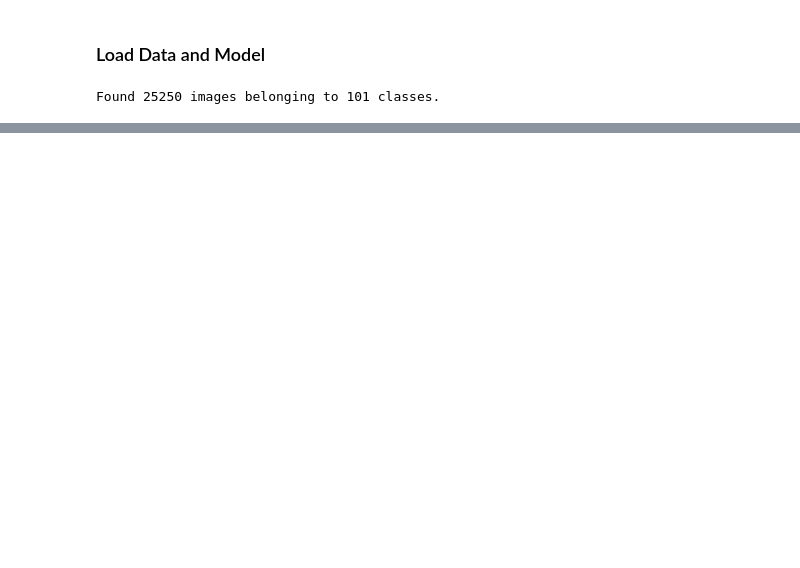
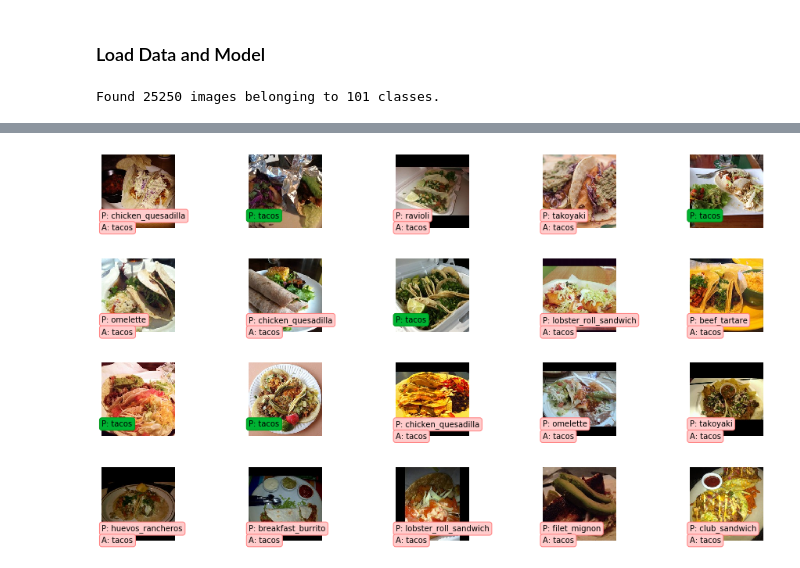
Before and after one commit to jvjruiz/Food-101-Capstone, a Jupyter notebook: CNN Visualizations.ipynb, the cells around one changed output, grey strips where cells are left out. Cells and saved outputs as stored; diff of their text form; code cells hidden in the pictures; blank space fills up the shorter version.

```diff
--- a/CNN Visualizations.ipynb
+++ b/CNN Visualizations.ipynb
@@ -65,0 +146,47 @@ array([87, 44, 82, ..., 57, 99, 50], dtype=int64)
+# %%
+def show_images_prediction(food_class,y_test, page=0):
+    page_size = 20
+    nrows = 4
+    ncols = 5
+    fig, axes = plt.subplots(nrows=nrows, ncols=ncols, figsize=(12, 12))
+    fig.set_size_inches(12, 8)
+    fig.tight_layout()
+    start_i = (class_names.index(food_class) * 250) + (page * 20)
+    for i, ax in enumerate(axes.flat):
+        im = ax.imshow(plt.imread(test_data_gen.filepaths[i+start_i]))
+        ax.set_axis_off()
+        ax.title.set_visible(False)
+        ax.xaxis.set_ticks([])
+        ax.yaxis.set_ticks([])
+        for spine in ax.spines.values():
+            spine.set_visible(False)
+        predicted = class_names[y_pred[i+start_i]]
+        match = predicted ==  class_names[y_test[start_i + i]]
+        ec = (1, .5, .5)
+        fc = (1, .8, .8)
+        if match:
+            ec = (0, .6, .1)
+            fc = (0, .7, .2)
+        # predicted label
+        ax.text(0, 140, 'P: ' + predicted, size=10, rotation=0,
+            ha="left", va="top",
+             bbox=dict(boxstyle="round",
+                   ec=ec,
+                   fc=fc,
+                   )
+             )
+        if not match:
+            # true label
+            ax.text(0, 170, 'A: ' + class_names[y_test[start_i + i]], size=10, rotation=0,
+                ha="left", va="top",
+                 bbox=dict(boxstyle="round",
+                       ec=ec,
+                       fc=fc,
+                       )
+                 )
+    plt.subplots_adjust(left=0, wspace=1, hspace=0)
+    plt.show()
+# %%
+show_images_prediction('tacos', y_test, page=1)
+# %% [output]
+[figure, added]
```
Also changed, not shown: parts of 19 cells of this notebook, 2 other files.
